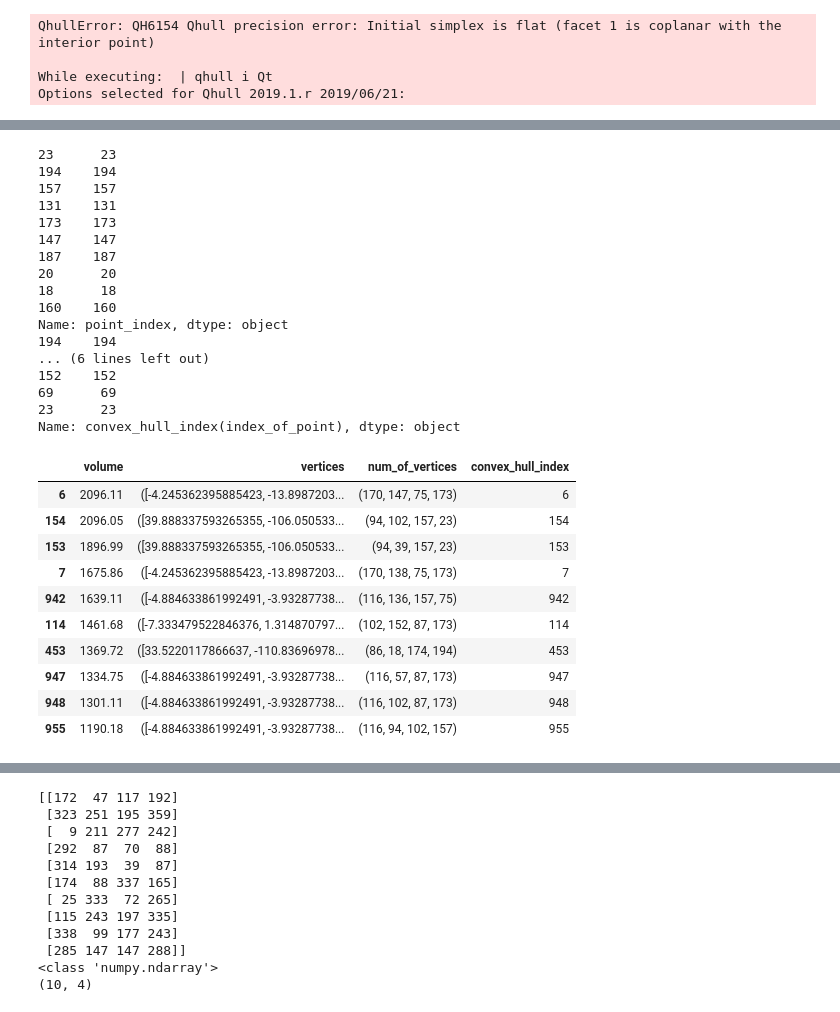
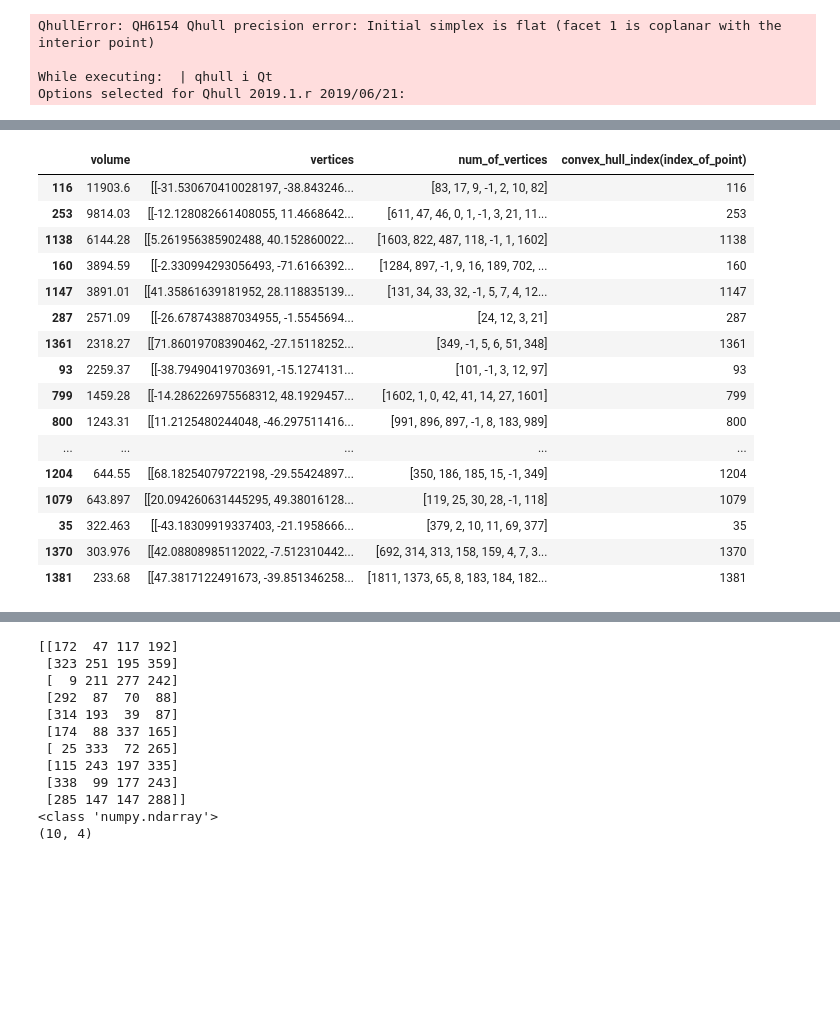
Before and after one commit to mukaiyama729/ResearchAnalysis, a Jupyter notebook: tesselation.ipynb, the cells around one changed output, grey strips where cells are left out. Saved outputs shown, nothing was run; the diff lists cells and outputs as text; code cells hidden in the pictures; blank space fills up the shorter version.

```diff
--- a/tesselation.ipynb
+++ b/tesselation.ipynb
@@ -596,38 +741,20 @@ x = a.kde_show_data().sort_values('density')['point_index']
 # %%
-y = a.v_show_data().sort_values('volume', ascending=False)["convex_hull_index(index_of_point)"]
+a.v_show_data().sort_values('volume', ascending=False).head(20)
+# %% [output]
+|  | volume | vertices | num_of_vertices | convex_hull_index(index_of_point) |
+| 116 | 11903.6 | [[-31.530670410028197, -38.843246... | [83, 17, 9, -1, 2, 10, 82] | 116 |
+| 253 | 9814.03 | [[-12.128082661408055, 11.4668642... | [611, 47, 46, 0, 1, -1, 3, 21, 11... | 253 |
+| 1138 | 6144.28 | [[5.261956385902488, 40.152860022... | [1603, 822, 487, 118, -1, 1, 1602] | 1138 |
+| 160 | 3894.59 | [[-2.330994293056493, -71.6166392... | [1284, 897, -1, 9, 16, 189, 702, ... | 160 |
+| 1147 | 3891.01 | [[41.35861639181952, 28.118835139... | [131, 34, 33, 32, -1, 5, 7, 4, 12... | 1147 |
+| 287 | 2571.09 | [[-26.678743887034955, -1.5545694... | [24, 12, 3, 21] | 287 |
+| 1361 | 2318.27 | [[71.86019708390462, -27.15118252... | [349, -1, 5, 6, 51, 348] | 1361 |
+| 93 | 2259.37 | [[-38.79490419703691, -15.1274131... | [101, -1, 3, 12, 97] | 93 |
+| 799 | 1459.28 | [[-14.286226975568312, 48.1929457... | [1602, 1, 0, 42, 41, 14, 27, 1601] | 799 |
+| 800 | 1243.31 | [[11.2125480244048, -46.297511416... | [991, 896, 897, -1, 8, 183, 989] | 800 |
+| ... | ... | ... | ... | ... |
+| 1204 | 644.55 | [[68.18254079722198, -29.55424897... | [350, 186, 185, 15, -1, 349] | 1204 |
+| 1079 | 643.897 | [[20.094260631445295, 49.38016128... | [119, 25, 30, 28, -1, 118] | 1079 |
+| 35 | 322.463 | [[-43.18309919337403, -21.1958666... | [379, 2, 10, 11, 69, 377] | 35 |
+| 1370 | 303.976 | [[42.08808985112022, -7.512310442... | [692, 314, 313, 158, 159, 4, 7, 3... | 1370 |
+| 1381 | 233.68 | [[47.3817122491673, -39.851346258... | [1811, 1373, 65, 8, 183, 184, 182... | 1381 |
-# %%
-print(x.head(10))
-print(y.head(10))
-# %% [output]
-23      23
-194    194
-157    157
-131    131
-173    173
-147    147
-187    187
-20      20
-18      18
-160    160
-Name: point_index, dtype: object
-194    194
-... (6 lines left out)
-152    152
-69      69
-23      23
-Name: convex_hull_index(index_of_point), dtype: object
-# %%
-a.delaunay_cal()
-a.d_show_data().sort_values('volume', ascending=False).head(10)
-# %% [output]
-|  | volume | vertices | num_of_vertices | convex_hull_index |
-| 6 | 2096.11 | ([-4.245362395885423, -13.8987203... | (170, 147, 75, 173) | 6 |
-| 154 | 2096.05 | ([39.888337593265355, -106.050533... | (94, 102, 157, 23) | 154 |
-| 153 | 1896.99 | ([39.888337593265355, -106.050533... | (94, 39, 157, 23) | 153 |
-| 7 | 1675.86 | ([-4.245362395885423, -13.8987203... | (170, 138, 75, 173) | 7 |
-| 942 | 1639.11 | ([-4.884633861992491, -3.93287738... | (116, 136, 157, 75) | 942 |
-| 114 | 1461.68 | ([-7.333479522846376, 1.314870797... | (102, 152, 87, 173) | 114 |
-| 453 | 1369.72 | ([33.5220117866637, -110.83696978... | (86, 18, 174, 194) | 453 |
-| 947 | 1334.75 | ([-4.884633861992491, -3.93287738... | (116, 57, 87, 173) | 947 |
-| 948 | 1301.11 | ([-4.884633861992491, -3.93287738... | (116, 102, 87, 173) | 948 |
-| 955 | 1190.18 | ([-4.884633861992491, -3.93287738... | (116, 94, 102, 157) | 955 |
```
Also changed, not shown: parts of 12 cells of this notebook.
